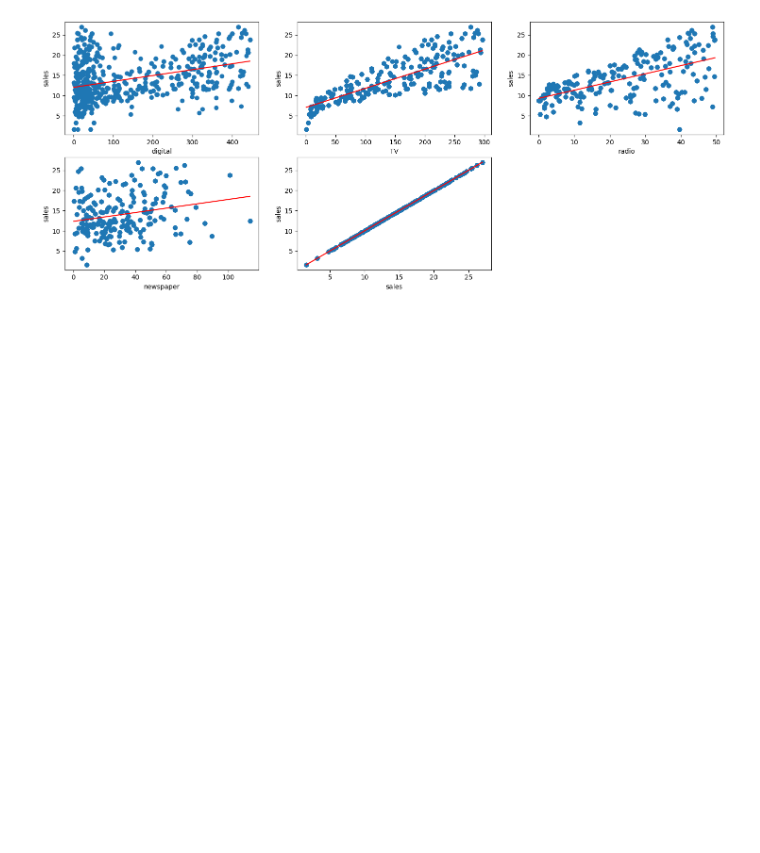
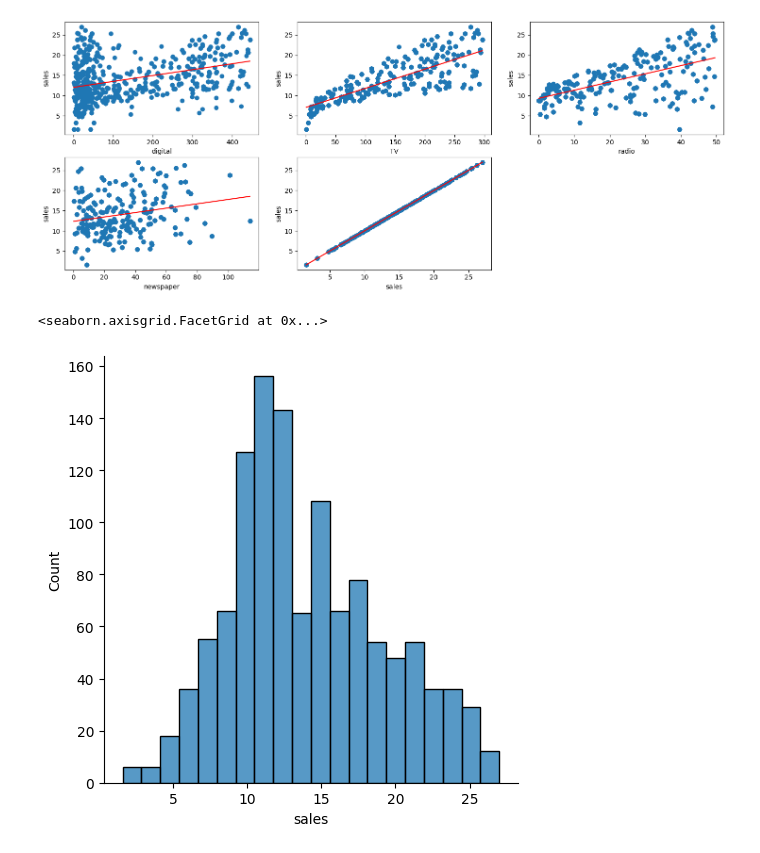
Before and after one commit to jongrantwritescode/low-code-ai, a Jupyter notebook: Advertising_Model.ipynb, the cells around one changed output. Cells and saved outputs as stored; diff of their text form; code cells hidden in the pictures; blank space fills up the shorter version.

```diff
--- a/Advertising_Model.ipynb
+++ b/Advertising_Model.ipynb
@@ -81,3 +81,8 @@ for i, col in enumerate(advertising_df.columns[0:13]):
   plt.ylabel('sales')
 # %% [output]
 [figure]
+# %%
+sns.displot(advertising_df, x="sales")
+# %% [output]
+<seaborn.axisgrid.FacetGrid at 0x...>
+[figure, added]
```
Also changed, not shown: parts of 4 cells of this notebook.
